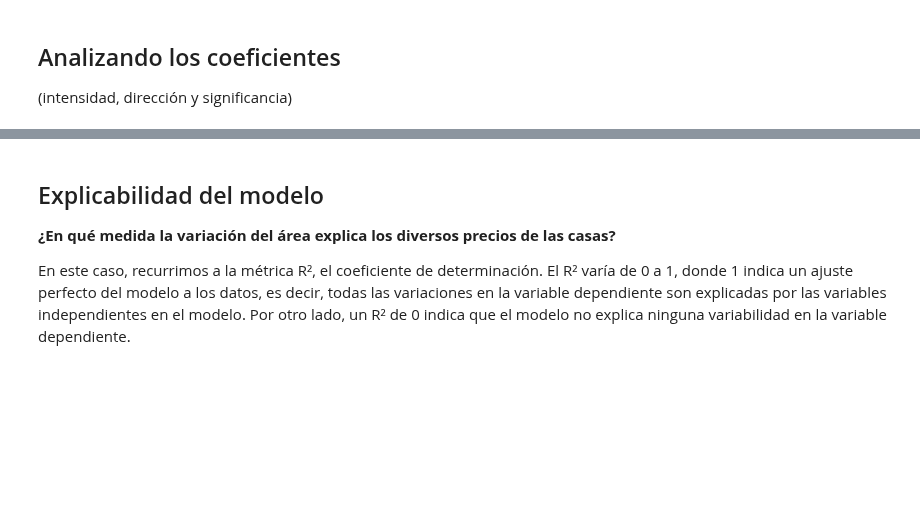
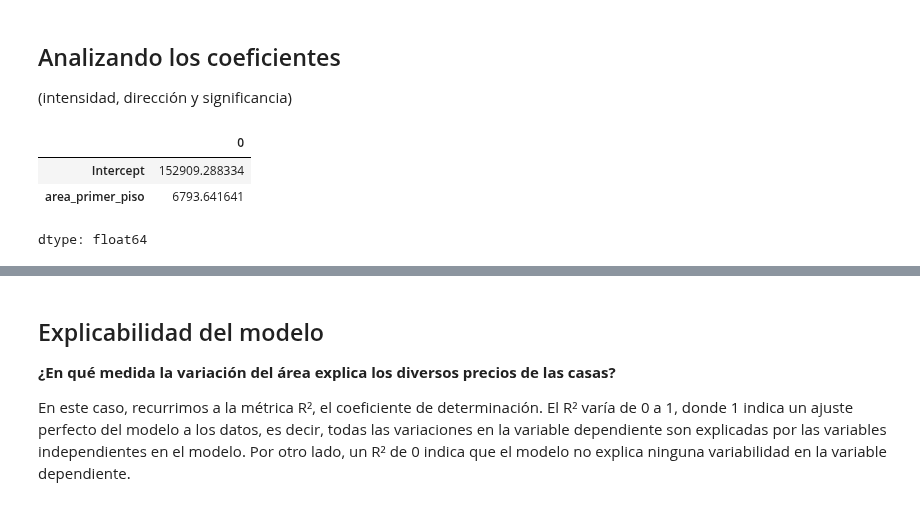
Before and after one commit to r2x4/machine_alura_oracle, a Jupyter notebook: regresion_lineal/precios_de_inmuebles_regresion_lineal.ipynb, the cells around one changed output, grey strips where cells are left out. Cells and saved outputs as stored; diff of their text form; code cells hidden in the pictures; blank space fills up the shorter version.

```diff
--- a/regresion_lineal/precios_de_inmuebles_regresion_lineal.ipynb
+++ b/regresion_lineal/precios_de_inmuebles_regresion_lineal.ipynb
@@ -176,10 +228,17 @@ El conjunto de **entrenamiento** se utiliza para ajustar el modelo, mientras que
 # %%
 # ajustando el primer modelo
+modelo_0 = ols(formula='precio_de_venta ~ area_primer_piso', data=df_train).fit()
 # %% [markdown]
 ## Analizando los coeficientes
 
 (intensidad, dirección y significancia)
 # %%
 # visualizando los parámetros
+modelo_0.params
+# %% [output]
+|  | 0 |
+| Intercept | 152909.288334 |
+| area_primer_piso | 6793.641641 |
+dtype: float64
 # %%
 # El resumen del modelo
```
Also changed, not shown: parts of 13 cells of this notebook.
